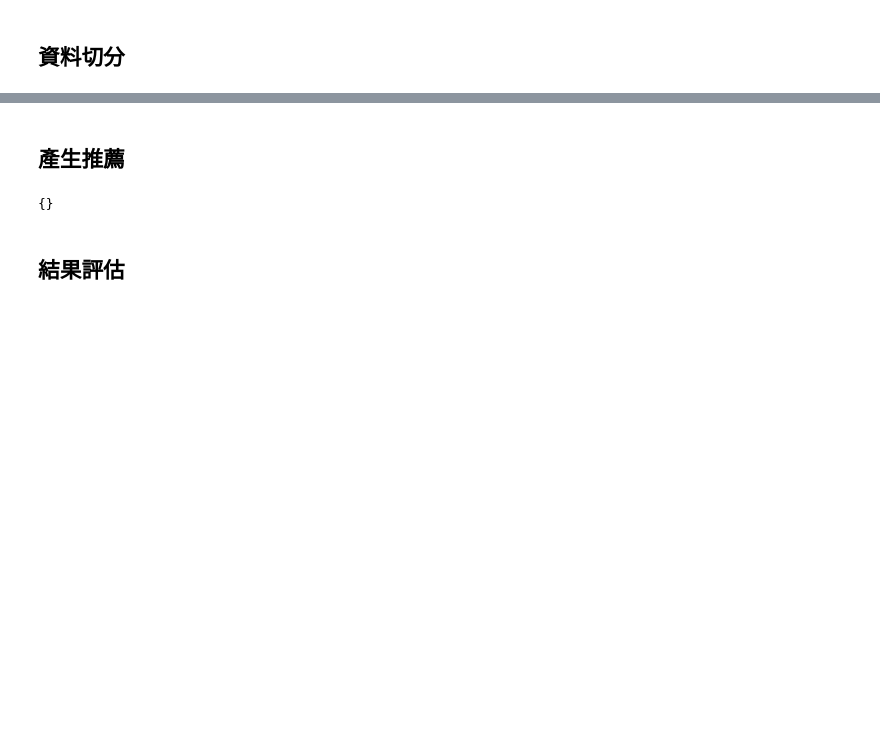
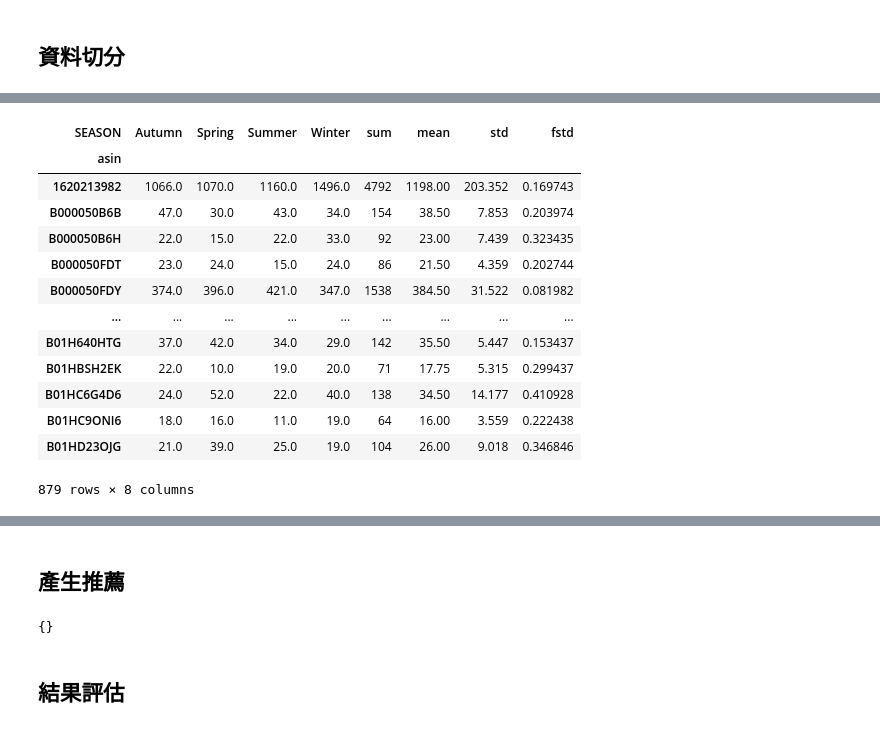
Before and after one commit to yeha98555/data-course-sample, a Jupyter notebook: S4/A4_content-based.ipynb, the cells around one changed output, grey strips where cells are left out. Saved outputs shown, nothing was run; the diff lists cells and outputs as text; code cells hidden in the pictures; blank space fills up the shorter version.

```diff
--- a/S4/A4_content-based.ipynb
+++ b/S4/A4_content-based.ipynb
@@ -51,3 +105,5 @@ ratings['DATE'] = pd.to_datetime(ratings['unixReviewTime'], unit='s')
+# %%
+ratings = ratings.reset_index(drop=True)
 # %% [markdown]
 ## 資料切分
 # %%
@@ -63,0 +151,17 @@ users = list(ratings_testings_by_user.keys())
+# %%
+def MonthToSeason(x):
+    global season
+    if x == 3 or x == 4 or x == 5:
+         season = "Spring"
+    elif x == 6 or x == 7 or x == 8:
+         season = "Summer"
+    elif x == 9 or x == 10 or x == 11:
+         season = "Autumn"
+    elif x == 12 or x == 1 or x == 2:
+         season = "Winter"
+    else:
+         season = np.nan
+    return season
+
+tmp_data = ratings_trainings.drop('unixReviewTime', axis=1)
+tmp_data['SEASON'] = tmp_data['DATE'].dt.month.apply(lambda x : MonthToSeason(x))
@@ -63,0 +177,15 @@ users = list(ratings_testings_by_user.keys())
+# %%
+tmp_data = tmp_data.groupby(['SEASON', 'asin']).size().reset_index(name='count')
+
+tmp_data = tmp_data.pivot(index='asin',columns='SEASON',values='count').reset_index()
+tmp_data.fillna(0.0,inplace=True)
+tmp_data.set_index("asin" , inplace=True)
+# %%
+tmp_data['sum'] = tmp_data[['Autumn', 'Spring', 'Summer', 'Winter']].sum(axis=1).astype(int)
+
+sum_threshold = 60
+tmp_data = tmp_data[tmp_data['sum'] > sum_threshold]  # 希望至少有一定的銷售紀錄才做判別
+
+tmp_data['mean'] = tmp_data[['Autumn', 'Spring', 'Summer', 'Winter']].mean(axis=1).round(2).astype(float)
+tmp_data['std'] = tmp_data[['Autumn', 'Spring', 'Summer', 'Winter']].std(axis=1).round(3).astype(float)
+tmp_data['fstd'] = tmp_data['std'] / tmp_data['mean']  # fixed std
@@ -63,0 +207,17 @@ users = list(ratings_testings_by_user.keys())
+# %%
+tmp_data
+# %% [output]
+| SEASON | Autumn | Spring | Summer | Winter | sum | mean | std | fstd |
+| asin |  |  |  |  |  |  |  |  |
+| 1620213982 | 1066.0 | 1070.0 | 1160.0 | 1496.0 | 4792 | 1198.00 | 203.352 | 0.169743 |
+| B000050B6B | 47.0 | 30.0 | 43.0 | 34.0 | 154 | 38.50 | 7.853 | 0.203974 |
+| B000050B6H | 22.0 | 15.0 | 22.0 | 33.0 | 92 | 23.00 | 7.439 | 0.323435 |
+| B000050FDT | 23.0 | 24.0 | 15.0 | 24.0 | 86 | 21.50 | 4.359 | 0.202744 |
+| B000050FDY | 374.0 | 396.0 | 421.0 | 347.0 | 1538 | 384.50 | 31.522 | 0.081982 |
+| ... | ... | ... | ... | ... | ... | ... | ... | ... |
+| B01H640HTG | 37.0 | 42.0 | 34.0 | 29.0 | 142 | 35.50 | 5.447 | 0.153437 |
+| B01HBSH2EK | 22.0 | 10.0 | 19.0 | 20.0 | 71 | 17.75 | 5.315 | 0.299437 |
+| B01HC6G4D6 | 24.0 | 52.0 | 22.0 | 40.0 | 138 | 34.50 | 14.177 | 0.410928 |
+| B01HC9ONI6 | 18.0 | 16.0 | 11.0 | 19.0 | 64 | 16.00 | 3.559 | 0.222438 |
+| B01HD23OJG | 21.0 | 39.0 | 25.0 | 19.0 | 104 | 26.00 | 9.018 | 0.346846 |
+879 rows × 8 columns
```
Also changed, not shown: parts of 88 cells of this notebook.
